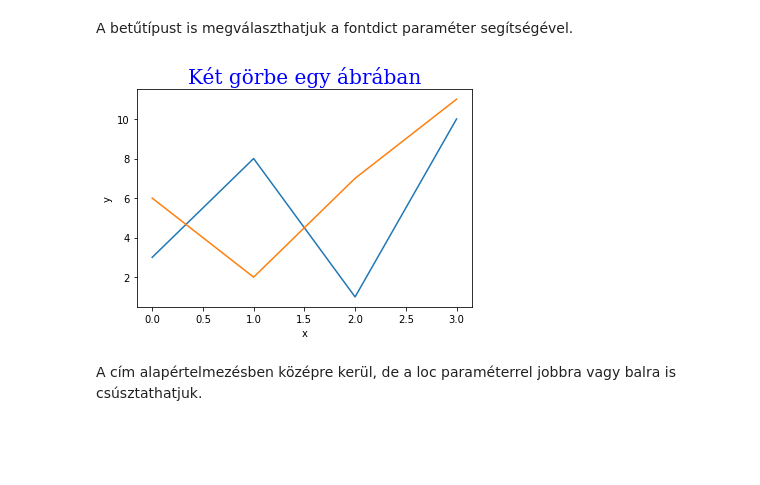
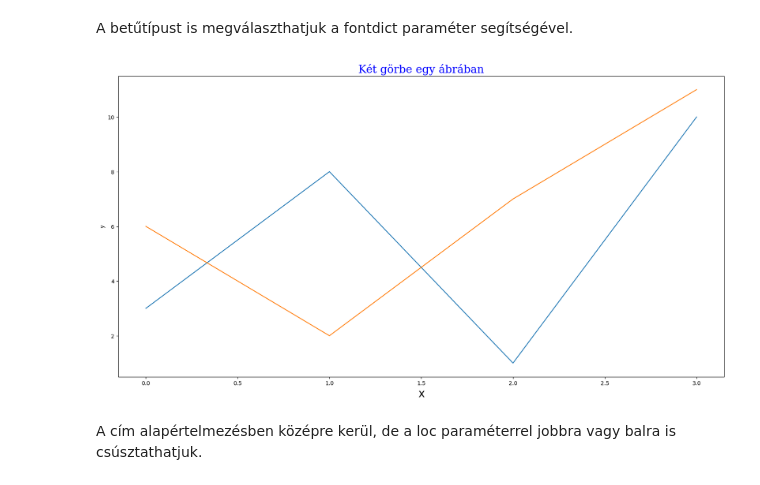
Before and after one commit to kolokcse/MAF_2023, a Jupyter notebook: gyak10/gyak10.ipynb, the cells around one changed output. Saved outputs shown, nothing was run; the diff lists cells and outputs as text; code cells hidden in the pictures; blank space fills up the shorter version.

```diff
--- a/gyak10/gyak10.ipynb
+++ b/gyak10/gyak10.ipynb
@@ -134,20 +142,22 @@ A betűtípust is megválaszthatjuk a fontdict paraméter segítségével.
 # %%
 import matplotlib.pyplot as plt
 import numpy as np
 
 x1 = np.array([0, 1, 2, 3])
 y1 = np.array([3, 8, 1, 10])
 x2 = np.array([0, 1, 2, 3])
 y2 = np.array([6, 2, 7, 11])
 
+plt.figure(figsize=(20,10))
+
 font = {'family':'serif','color':'blue','size':20}
 plt.plot(x1, y1, x2, y2)
-plt.xlabel('x')
+plt.xlabel('x', fontsize=20)
 plt.ylabel('y')
 plt.title('Két görbe egy ábrában', fontdict = font)
 plt.show()
 # %% [output]
-[figure, old version]
+[figure, new version]
 # %% [markdown]
 A cím alapértelmezésben középre kerül, de a loc paraméterrel jobbra vagy balra is csúsztathatjuk.
 # %%
```
Also changed, not shown: parts of 52 cells of this notebook, 3 other files.
